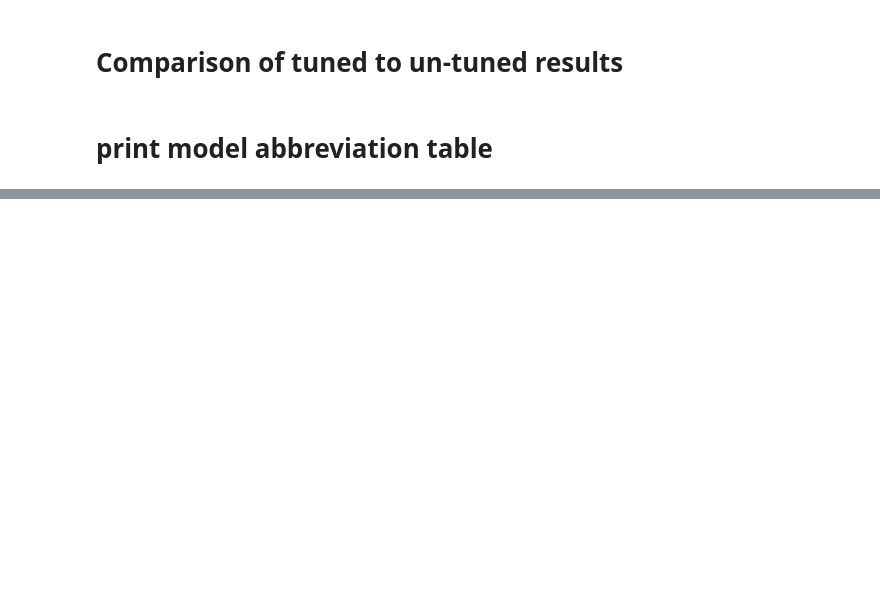
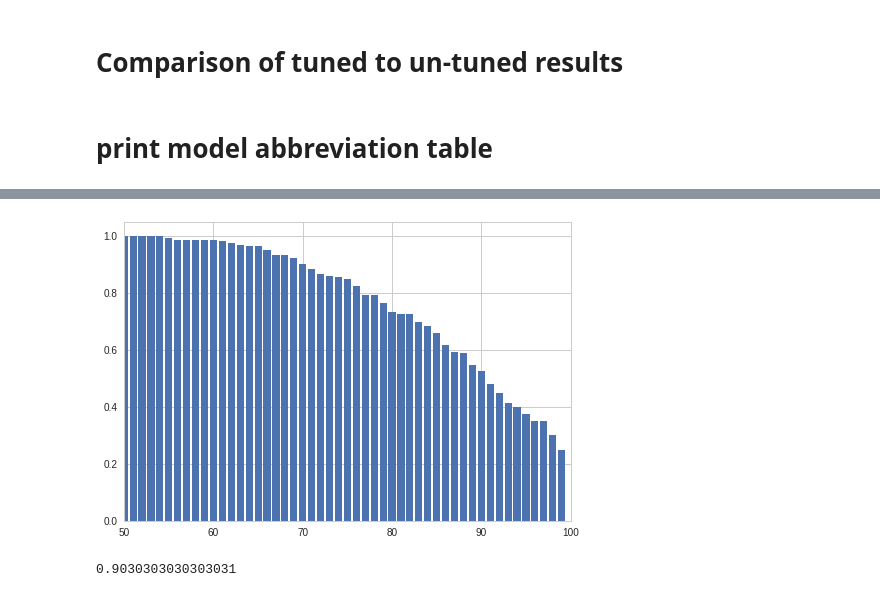
Before and after one commit to rhiever/sklearn-benchmarks, a Jupyter notebook: notebooks/analyze-sklearn-benchmark.ipynb, the cells around one changed output, grey strips where cells are left out. Saved outputs shown, nothing was run; the diff lists cells and outputs as text; code cells hidden in the pictures; blank space fills up the shorter version.

```diff
--- a/notebooks/analyze-sklearn-benchmark.ipynb
+++ b/notebooks/analyze-sklearn-benchmark.ipynb
@@ -977,0 +1270,13 @@ for m in model_nice_dict:
+# %%
+cutoff = np.empty(100)
+for i in np.arange(100):
+    cutoff[i] = len(datan[datan['bal_accuracy']>=i/100])/len(datan)
+plt.bar(np.arange(len(cutoff)),cutoff)
+plt.xlim(50,100)
+plt.show()
+# %% [output]
+[figure, added]
+# %%
+149/165
+# %% [output]
+0.9030303030303031
```
Also changed, not shown: parts of 24 cells of this notebook, 2 other files.
